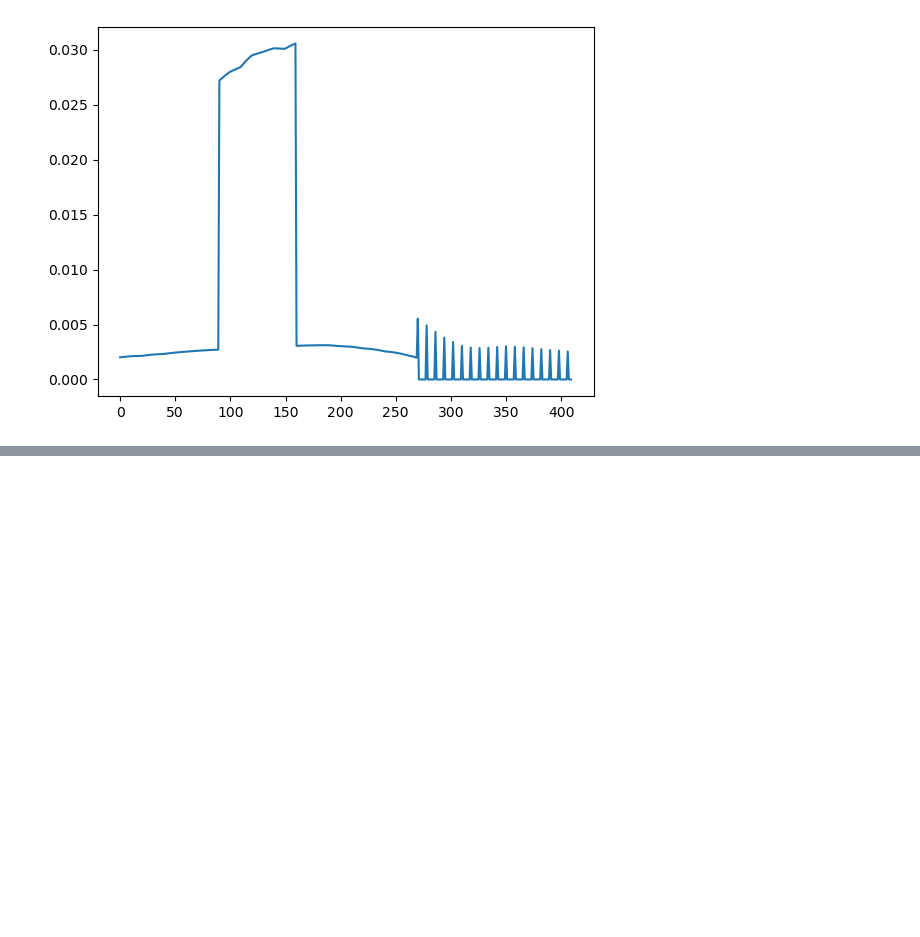
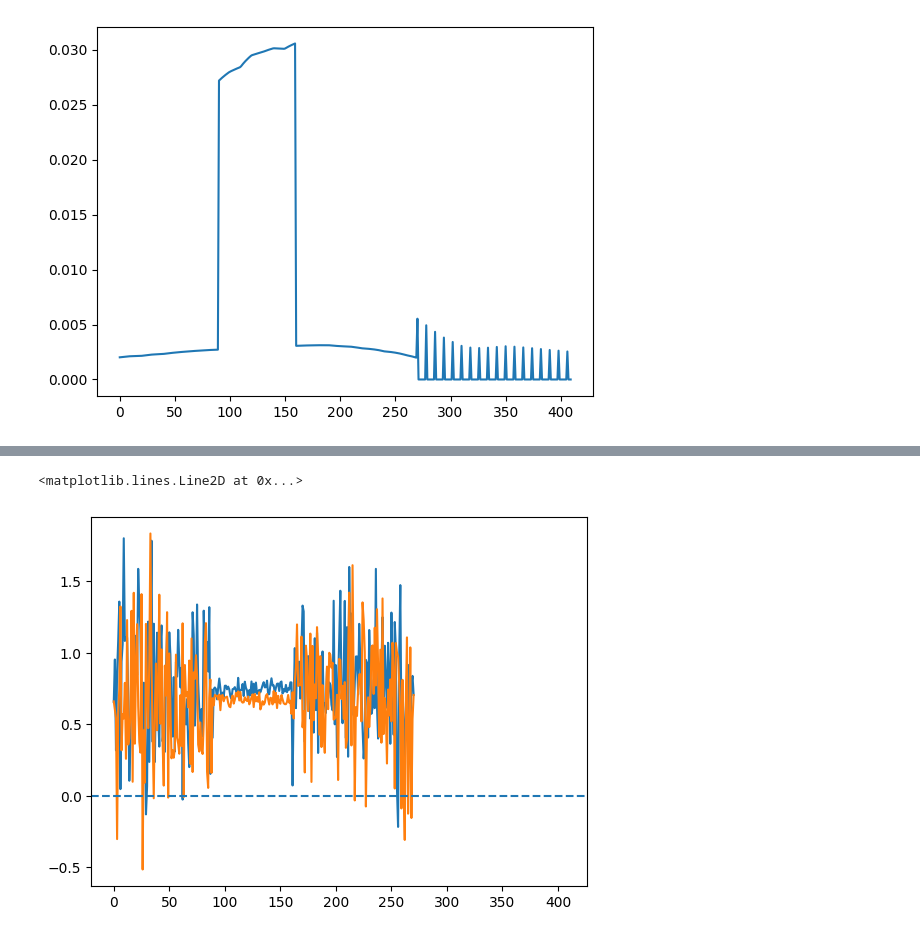
Before and after one commit to lusee-night/notebooks, a Jupyter notebook: calibrator/pfb_detect_ng.ipynb, the cells around one changed output, grey strips where cells are left out. Cells and saved outputs as stored; diff of their text form; code cells hidden in the pictures; blank space fills up the shorter version.

```diff
--- a/calibrator/pfb_detect_ng.ipynb
+++ b/calibrator/pfb_detect_ng.ipynb
@@ -159,0 +171,15 @@ plt.plot(nb/wb)
+# %%
+
+
+
+#plt.plot(np.angle(measured_resp))
+plt.plot(np.real(res['stage3_phased'][1]))
+plt.plot(np.real(res2['stage3_phased'][2]))
+
+#plt.plot(np.imag(res['stage3_phased'][1]))
+plt.axhline(0,ls='--')
+#plt.axhline(1,ls='--')
+#lt.semilogy()
+# %% [output]
+<matplotlib.lines.Line2D at 0x...>
+[figure, added]
```
Also changed, not shown: parts of 17 cells of this notebook, 4 other files.
